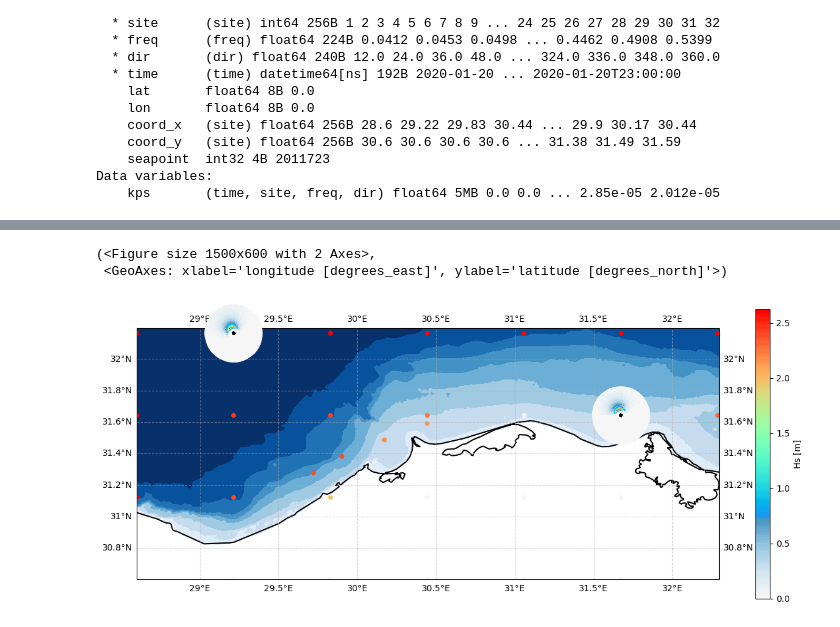
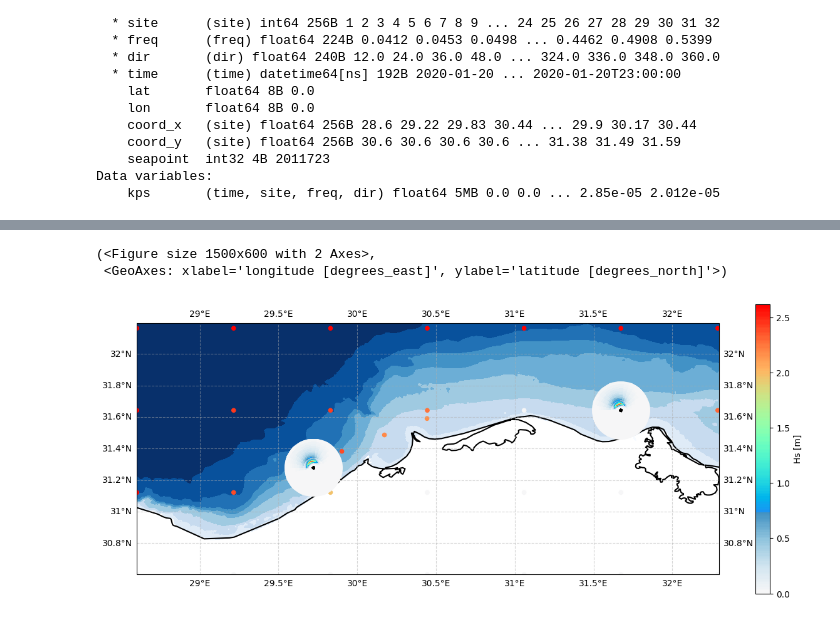
Before and after one commit to CSAICC/BlueMath, a Jupyter notebook: climate_services/hindcast/BinWaves_Alexandria/02_Reconstruction.ipynb, the cells around one changed output, grey strips where cells are left out. Cells and saved outputs as stored; diff of their text form; code cells hidden in the pictures.

Commit message:
[GBP] final hack of binwaves plotssss

```diff
--- a/climate_services/hindcast/BinWaves_Alexandria/02_Reconstruction.ipynb
+++ b/climate_services/hindcast/BinWaves_Alexandria/02_Reconstruction.ipynb
@@ -175,19 +192,19 @@ Data variables:
 # %%
 from utils.plotting import plot_spectrum_in_coastline
 
 time_to_plot = "2020-01-20 12:00"
 
 # Plot the spectrum along the coastline
 bathy = xr.open_dataset("inputs/EMODNET_alexandria.nc").elevation
 plot_spectrum_in_coastline(
     bathy=bathy,
     reconstructed_onshore_spectra=reconstructed_onshore_spectra.rename({"kps": "kp"}),
     reconstruction_kps=kp_coeffs,
     offshore_spectra=offshore_spectra,
     time_to_plot=time_to_plot,
-    sites_for_spectrum=[19, 22],
+    sites_for_spectrum=[19, 28],
 )
 # %% [output]
 (<Figure size 1500x600 with 2 Axes>,
  <GeoAxes: xlabel='longitude [degrees_east]', ylabel='latitude [degrees_north]'>)
-[figure, old version]
+[figure, new version]
```
Also changed, not shown: parts of 4 cells of this notebook, 2 other files.
